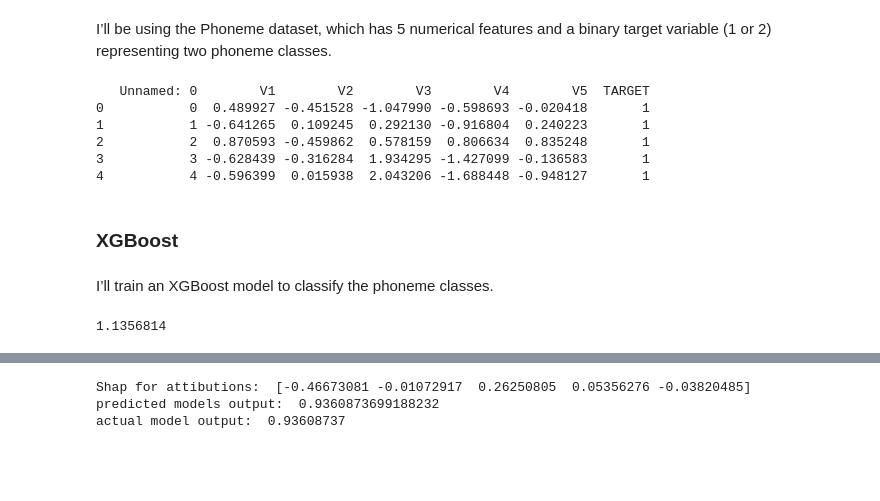
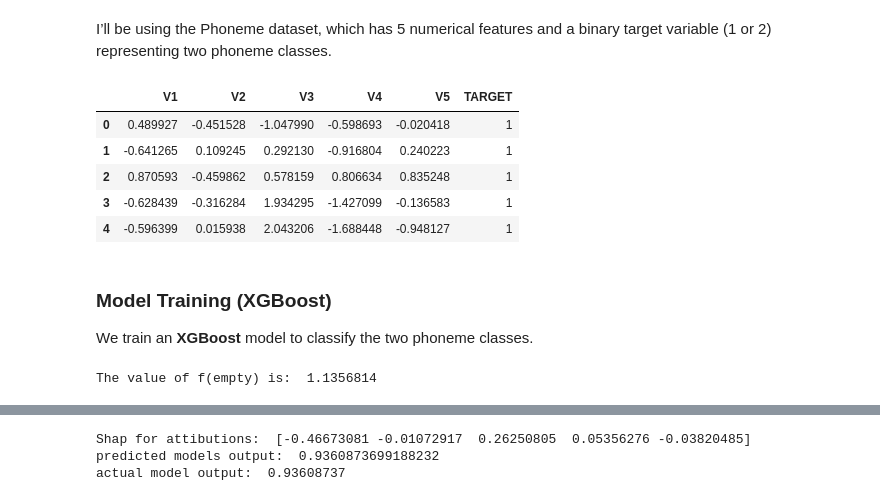
Before and after one commit to BarbaraBugala/XAI-homework, a Jupyter notebook: HW1-XAI-BarbaraBugala/HW1-XAI-BarbaraBugala.ipynb, the cells around one changed output, grey strips where cells are left out. Cells and saved outputs as stored; diff of their text form; code cells hidden in the pictures; blank space fills up the shorter version.

```diff
--- a/HW1-XAI-BarbaraBugala/HW1-XAI-BarbaraBugala.ipynb
+++ b/HW1-XAI-BarbaraBugala/HW1-XAI-BarbaraBugala.ipynb
@@ -58,18 +58,18 @@ testing_data = DataLoader(test_dataset, batch_size=64, shuffle=True)
 # %% [markdown]
 I’ll be using the Phoneme dataset, which has 5 numerical features and a binary target variable (1 or 2) representing two phoneme classes.
 # %%
-print(data.head())
+display(data.drop(["Unnamed: 0"], axis = 1).head())
 # %% [output]
-   Unnamed: 0        V1        V2        V3        V4        V5  TARGET
-0           0  0.489927 -0.451528 -1.047990 -0.598693 -0.020418       1
-1           1 -0.641265  0.109245  0.292130 -0.916804  0.240223       1
-2           2  0.870593 -0.459862  0.578159  0.806634  0.835248       1
-3           3 -0.628439 -0.316284  1.934295 -1.427099 -0.136583       1
-4           4 -0.596399  0.015938  2.043206 -1.688448 -0.948127       1
+|  | V1 | V2 | V3 | V4 | V5 | TARGET |
+| 0 | 0.489927 | -0.451528 | -1.047990 | -0.598693 | -0.020418 | 1 |
+| 1 | -0.641265 | 0.109245 | 0.292130 | -0.916804 | 0.240223 | 1 |
+| 2 | 0.870593 | -0.459862 | 0.578159 | 0.806634 | 0.835248 | 1 |
+| 3 | -0.628439 | -0.316284 | 1.934295 | -1.427099 | -0.136583 | 1 |
+| 4 | -0.596399 | 0.015938 | 2.043206 | -1.688448 | -0.948127 | 1 |
-# %% [markdown]
-### XGBoost
 # %% [markdown]
-I’ll train an XGBoost model to classify the phoneme classes.
+### Model Training (XGBoost)
+
+We train an **XGBoost** model to classify the two phoneme classes.
 # %%
 model_xgb = xgb.XGBRegressor(objective = "reg:squarederror")
 model_xgb.fit(X_train, y_train)
@@ -83,7 +83,7 @@ random2 = random.randint(0, len(test_dataset) - 1)
 # calculation of f(\empty), taking a mean of all data samples
 baseline = X_test.mean(axis = 0).reshape(1, 5)
 f_baseline = model_xgb.predict(baseline)[0]
-print(f_baseline)
+print("The value of f(empty) is: ", f_baseline)
 # %% [output]
-1.1356814
+The value of f(empty) is:  1.1356814
 # %% [markdown]
```
Also changed, not shown: parts of 3 cells of this notebook, 1 other file.
